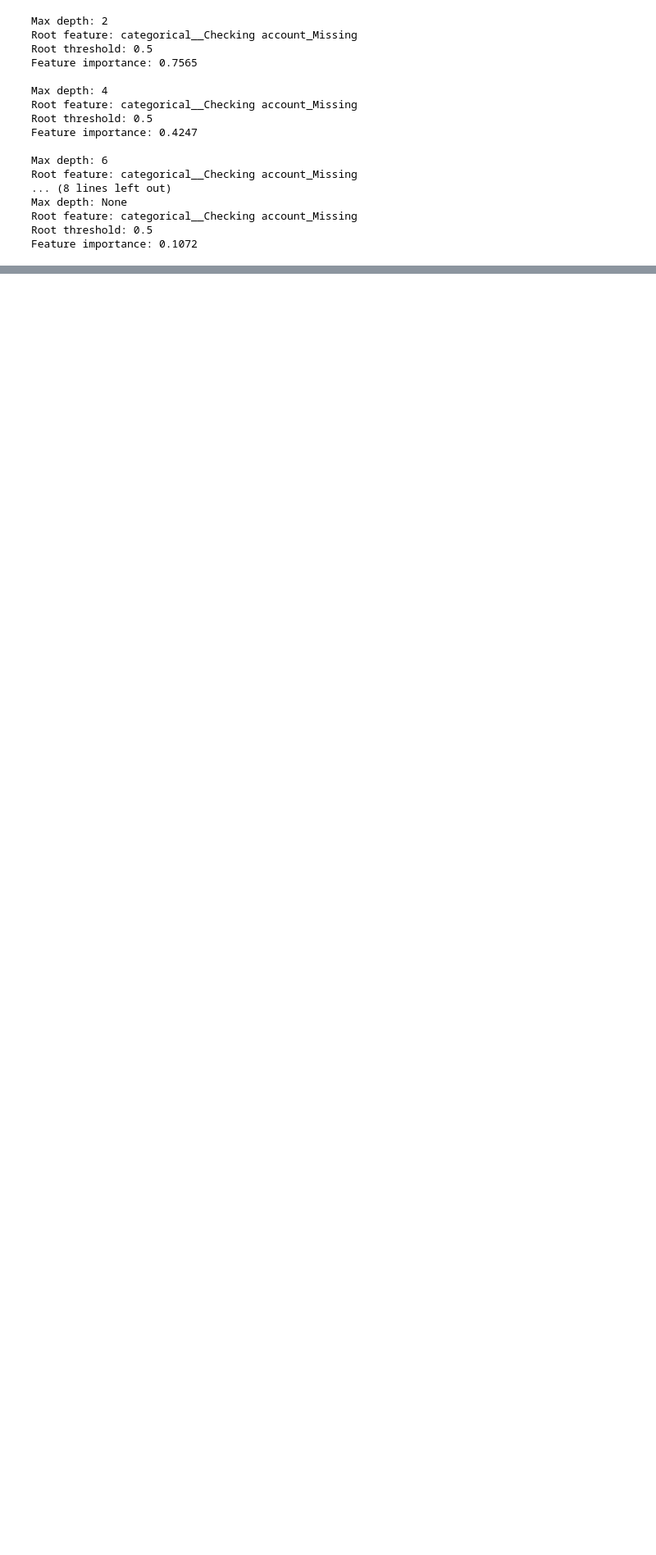
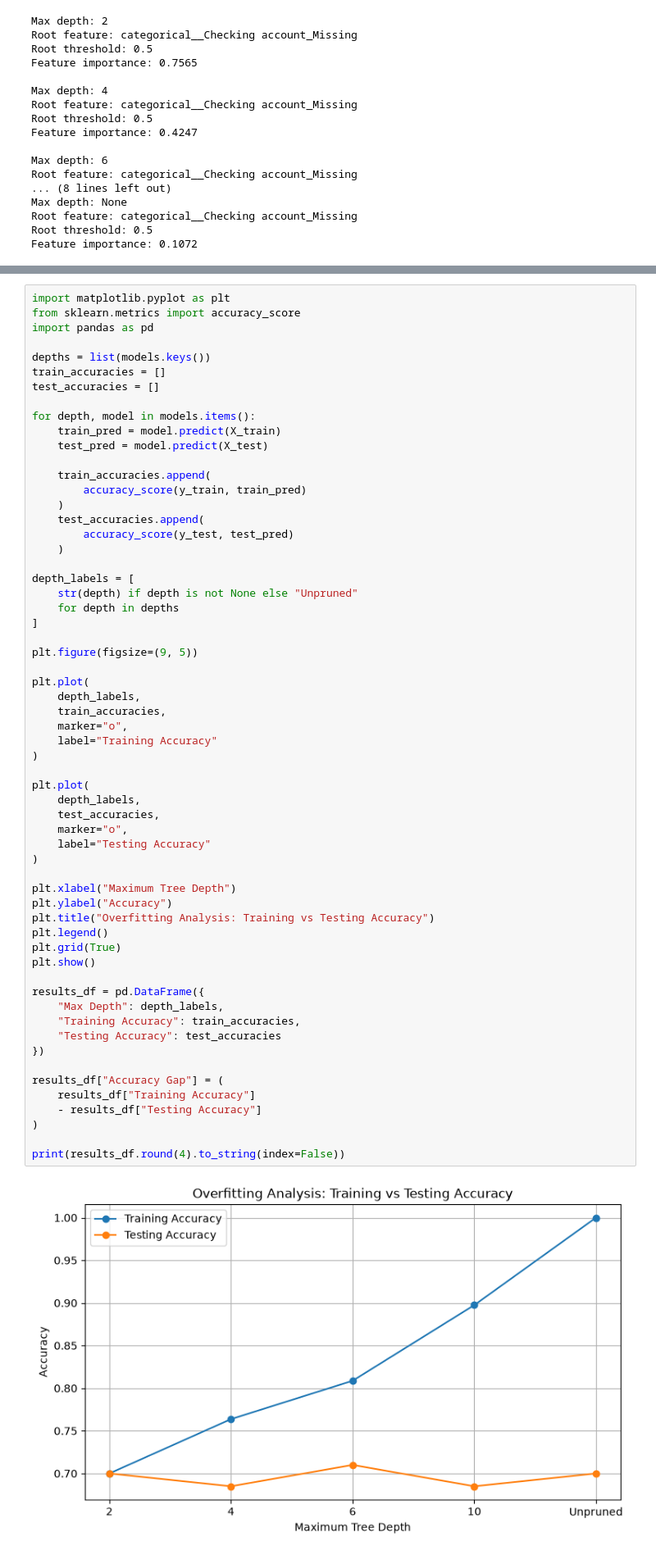
Before and after one commit to Lebika/AdelaSolutions_Training, a Jupyter notebook: mod4_T1.ipynb, the cells around one changed output, grey strips where cells are left out. Shown at 82% size. Drawn from its saved outputs; the diff is of its cells as text; blank space fills up the shorter version.

```diff
--- a/mod4_T1.ipynb
+++ b/mod4_T1.ipynb
@@ -536,3 +536,65 @@ plt.grid(True)
 plt.show()
 # %% [output]
 [figure]
+# %%
+import matplotlib.pyplot as plt
+from sklearn.metrics import accuracy_score
+import pandas as pd
+
+depths = list(models.keys())
+train_accuracies = []
+test_accuracies = []
+
+for depth, model in models.items():
+    train_pred = model.predict(X_train)
+    test_pred = model.predict(X_test)
+
+    train_accuracies.append(
+        accuracy_score(y_train, train_pred)
+    )
+    test_accuracies.append(
+        accuracy_score(y_test, test_pred)
+    )
+
+depth_labels = [
+    str(depth) if depth is not None else "Unpruned"
+    for depth in depths
+]
+
+plt.figure(figsize=(9, 5))
+
+plt.plot(
+    depth_labels,
+    train_accuracies,
+    marker="o",
+    label="Training Accuracy"
+)
+
+plt.plot(
+    depth_labels,
+    test_accuracies,
+    marker="o",
+    label="Testing Accuracy"
+)
+
+plt.xlabel("Maximum Tree Depth")
+plt.ylabel("Accuracy")
+plt.title("Overfitting Analysis: Training vs Testing Accuracy")
+plt.legend()
+plt.grid(True)
+plt.show()
+
+results_df = pd.DataFrame({
+    "Max Depth": depth_labels,
+    "Training Accuracy": train_accuracies,
+    "Testing Accuracy": test_accuracies
+})
+
+results_df["Accuracy Gap"] = (
+    results_df["Training Accuracy"]
+    - results_df["Testing Accuracy"]
+)
+
+print(results_df.round(4).to_string(index=False))
+# %% [output]
+[figure, added]
```
Also changed, not shown: parts of 8 cells of this notebook.
